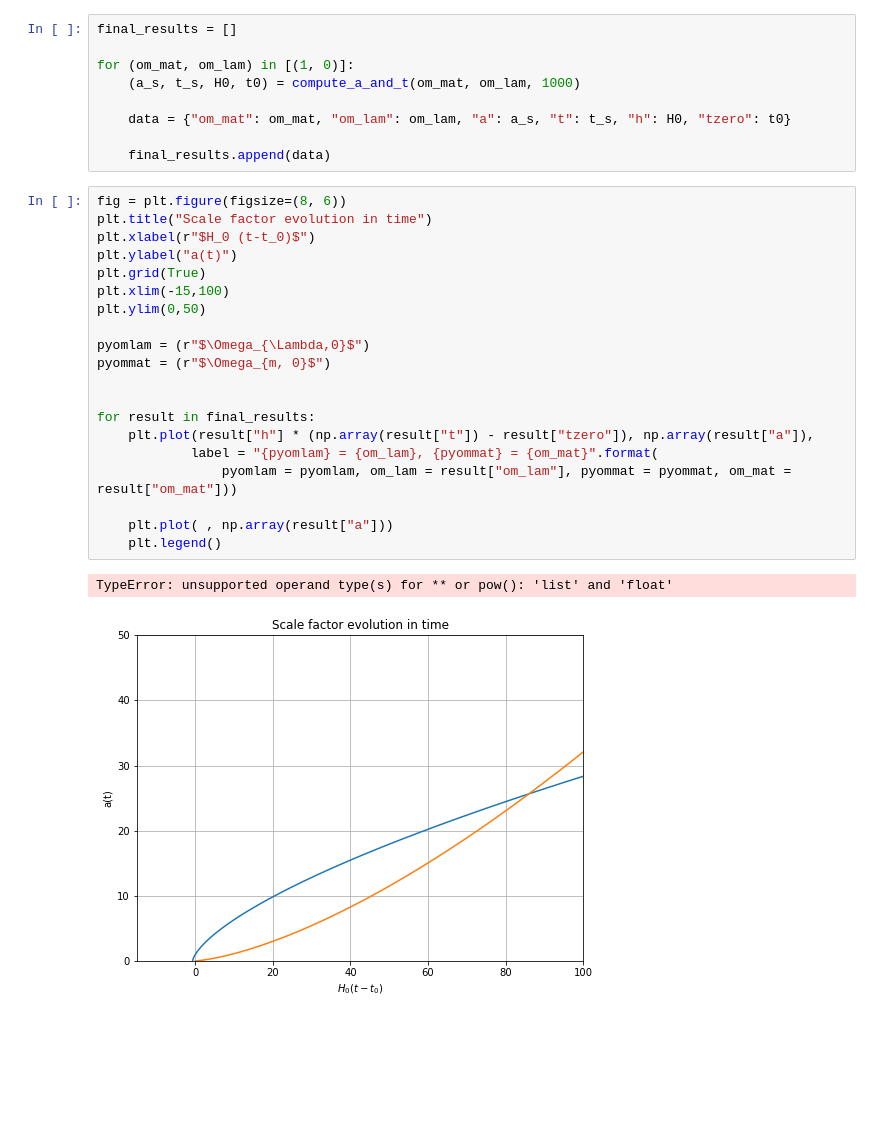
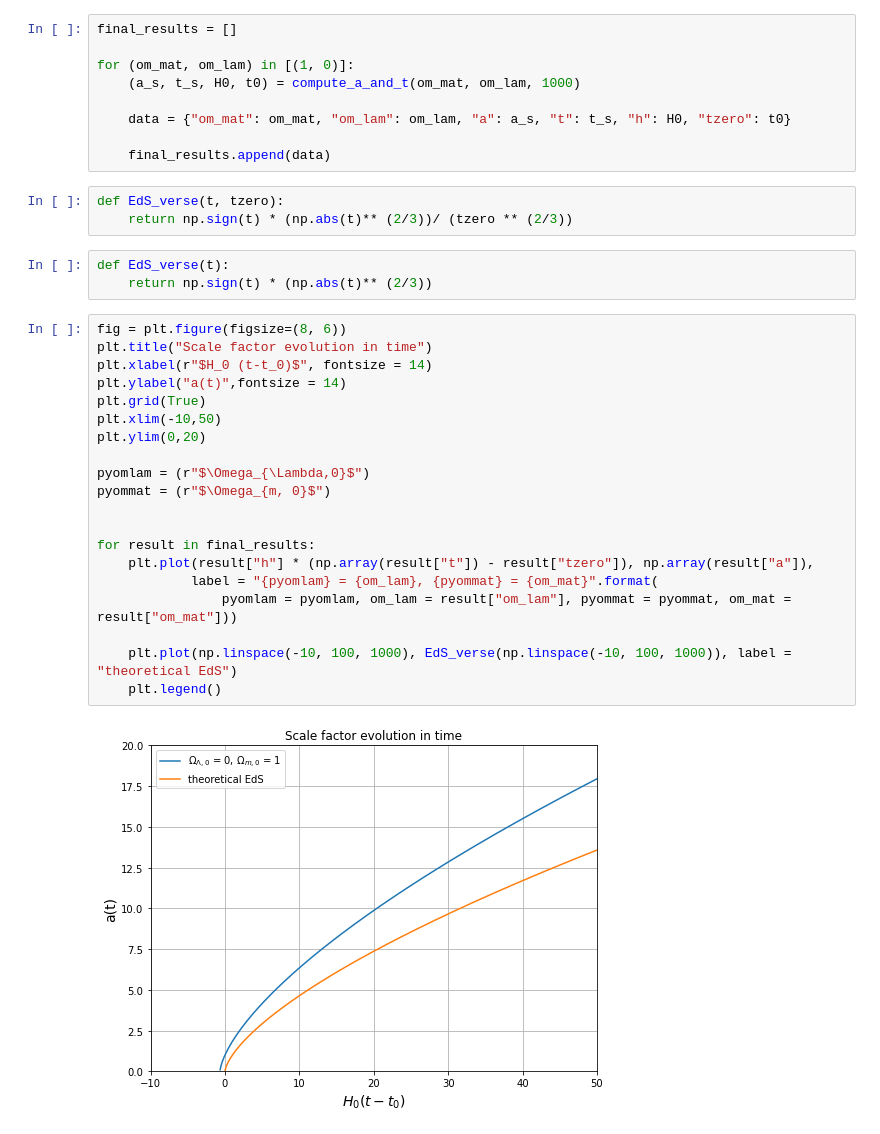
Before and after one commit to diodeamy/cosmo-bunnies, a Jupyter notebook: playverses.ipynb, the cells around one changed output. Saved outputs shown, nothing was run; the diff lists cells and outputs as text; blank space fills up the shorter version.

```diff
--- a/playverses.ipynb
+++ b/playverses.ipynb
@@ -57,28 +57,33 @@ for (om_mat, om_lam) in [(1, 0)]:
     data = {"om_mat": om_mat, "om_lam": om_lam, "a": a_s, "t": t_s, "h": H0, "tzero": t0}
 
     final_results.append(data)
+# %%
+def EdS_verse(t, tzero):
+    return np.sign(t) * (np.abs(t)** (2/3))/ (tzero ** (2/3))
+# %%
+def EdS_verse(t):
+    return np.sign(t) * (np.abs(t)** (2/3))
 # %%
 fig = plt.figure(figsize=(8, 6))
 plt.title("Scale factor evolution in time")
-plt.xlabel(r"$H_0 (t-t_0)$")
-plt.ylabel("a(t)")
+plt.xlabel(r"$H_0 (t-t_0)$", fontsize = 14)
+plt.ylabel("a(t)",fontsize = 14)
 plt.grid(True)
-plt.xlim(-15,100)
-plt.ylim(0,50)
+plt.xlim(-10,50)
+plt.ylim(0,20)
 
 pyomlam = (r"$\Omega_{\Lambda,0}$")
 pyommat = (r"$\Omega_{m, 0}$")
 
 
 for result in final_results:
     plt.plot(result["h"] * (np.array(result["t"]) - result["tzero"]), np.array(result["a"]),
             label = "{pyomlam} = {om_lam}, {pyommat} = {om_mat}".format(
                 pyomlam = pyomlam, om_lam = result["om_lam"], pyommat = pyommat, om_mat = result["om_mat"]))
 
-    plt.plot( , np.array(result["a"]))
+    plt.plot(np.linspace(-10, 100, 1000), EdS_verse(np.linspace(-10, 100, 1000)), label = "theoretical EdS")
     plt.legend()
 # %% [output]
-TypeError: unsupported operand type(s) for ** or pow(): 'list' and 'float'
-[figure, old version]
+[figure, new version]
 # %%
 fig = plt.figure(figsize = (8,6))
```
Also changed, not shown: parts of 1 cell of this notebook.
